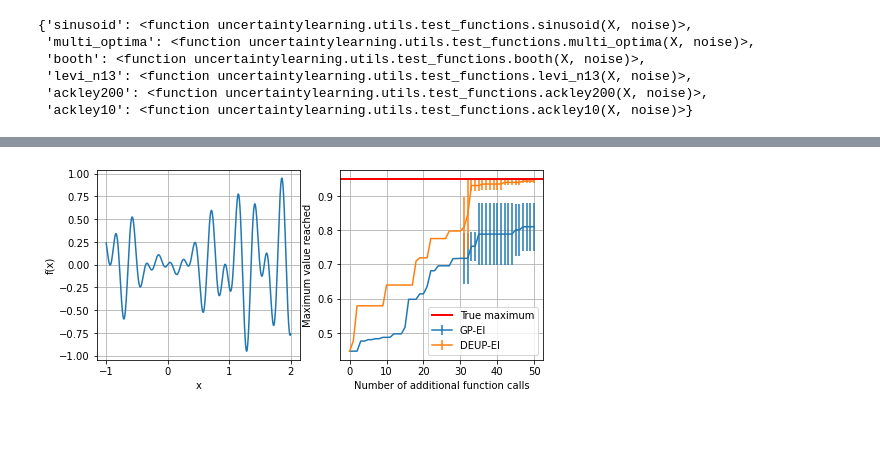
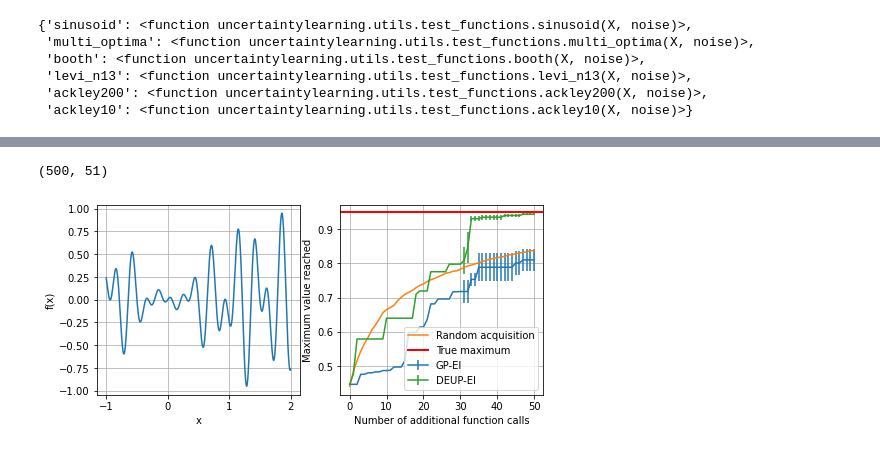
Before and after one commit to MJ10/DEUP, a Jupyter notebook: notebooks/paperfigures.ipynb, the cells around one changed output, grey strips where cells are left out. Cells and saved outputs as stored; diff of their text form; code cells hidden in the pictures.

```diff
--- a/notebooks/paperfigures.ipynb
+++ b/notebooks/paperfigures.ipynb
@@ -46,7 +48,4 @@ fct = functions[fct_name]
 dim, bounds = boundsx[fct_name]
 noise = 0
 f = lambda x: fct(x, 0)
+x = torch.linspace(-1, 2, 1000).unsqueeze(-1)
-# %%
-x = torch.linspace(*bounds, 1000).unsqueeze(-1)
-plt.plot(x, f(x).squeeze())
-plt.savefig('figs/multioptima.pdf')
@@ -55,21 +52,29 @@ plt.savefig('figs/multioptima.pdf')
 # %%
-results = pickle.load(open('pickles/multioptima.pkl', 'rb'))
+results = pickle.load(open('pickles/multi_optima.pkl', 'rb'))
 n_steps = 50
+# %%
+x_random = torch.zeros((56, 500)).uniform_(-1, 2)
+y_random = f(x_random)
+random_acq = np.maximum.accumulate(y_random, axis=0).numpy().T[:, -51:]
+random_acq.shape
+# %% [output]
+(500, 51)
 # %%
-results = pickle.load(open('pickles/multioptima.pkl', 'rb'))
 
 fig, axes = plt.subplots(1, 2, figsize = (8, 3.5))
 axes[0].plot(x, f(x).squeeze())
 axes[0].set_xlabel('x')
 axes[0].set_ylabel('f(x)')
 axes[0].grid()
-axes[1].errorbar(range(1 + n_steps), results['gp'].mean(0), results['gp'].std(0) * (np.arange(51) > 30), label='GP-EI')
-axes[1].errorbar(range(1 + n_steps), results['gpdeup'].mean(0), results['gpdeup'].std(0) * (np.arange(51) > 30), label='DEUP-EI')
-axes[1].axhline(f(x).max().item(), linewidth=2, color='r', label='True maximum')
+axes[1].errorbar(range(1 + n_steps), results['gp'].mean(0), results['gp'].std(0) * (np.arange(51) > 30) / np.sqrt(5), label='GP-EI')
+axes[1].plot(range(1 + n_steps), random_acq.mean(0), label='Random acquisition')
+
+axes[1].errorbar(range(1 + n_steps), results['gpdeup'].mean(0), results['gpdeup'].std(0) * (np.arange(51) > 30) / np.sqrt(5), label='DEUP-EI')
+axes[1].axhline(f(x).max(), linewidth=2, color='r', label='True maximum')
 axes[1].legend()
 axes[1].set_xlabel("Number of additional function calls")
 axes[1].set_ylabel("Maximum value reached")
 axes[1].grid()
-plt.savefig('figs/multioptima_results.pdf')
+plt.savefig('figs/multioptima_results_new.pdf')
 # %% [output]
-[figure, old version]
+[figure, new version]
```
Also changed, not shown: parts of 11 cells of this notebook, 8 other files.
